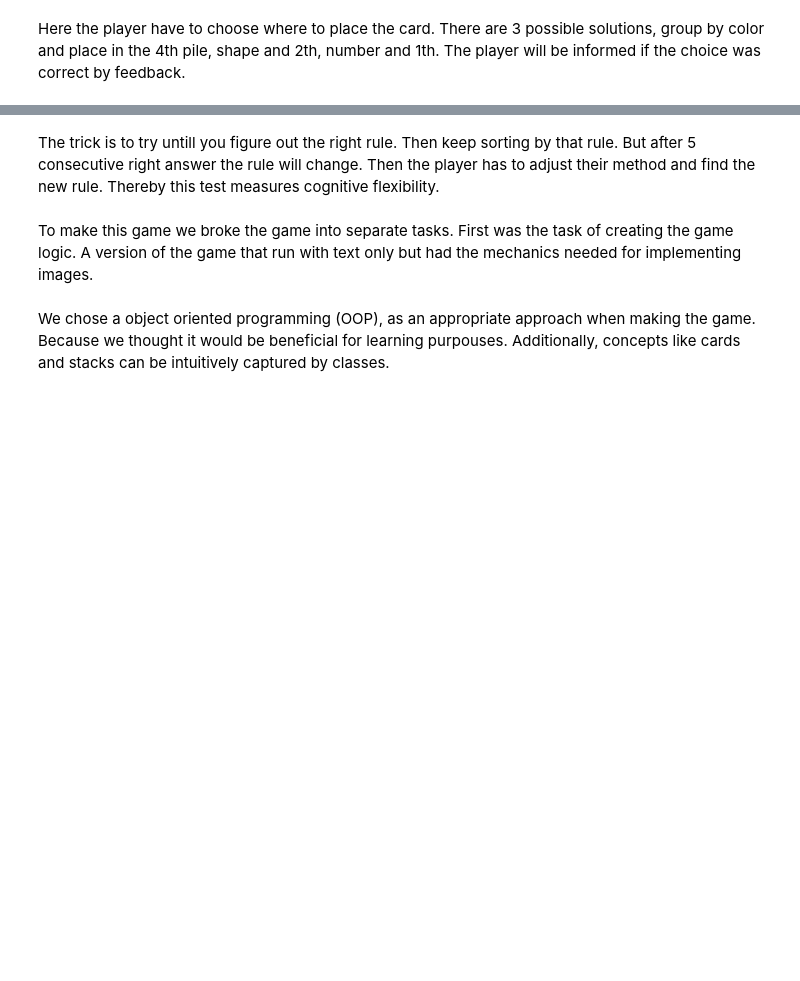
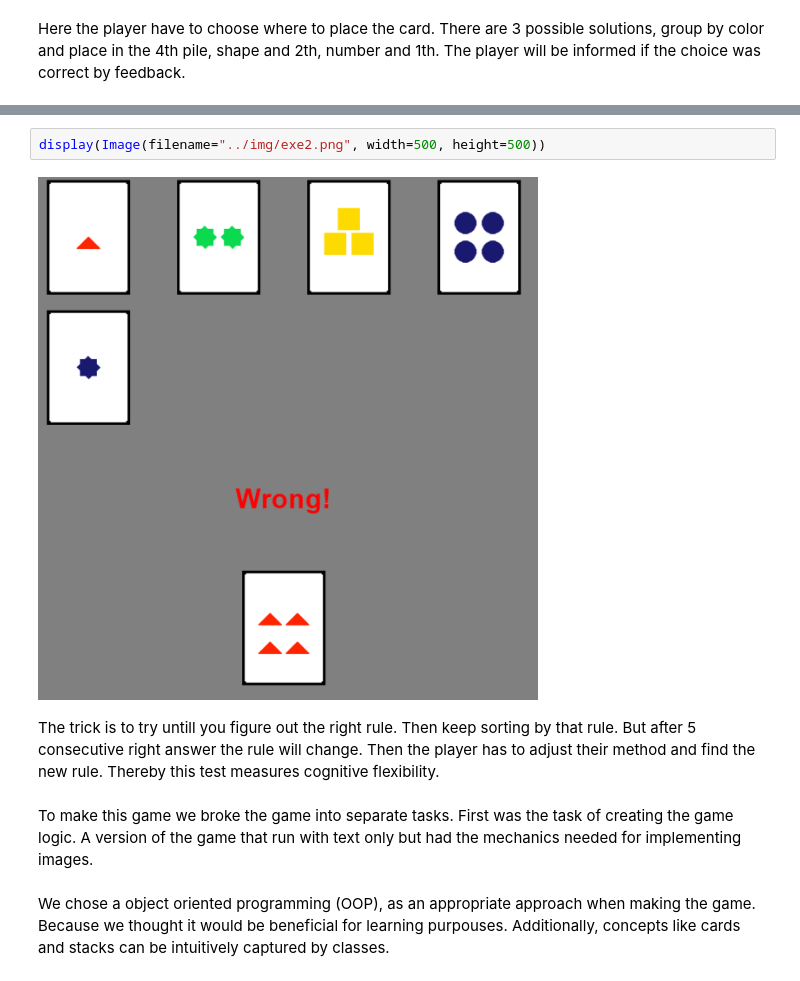
Before and after one commit to OttoKuosmanen/WCST, a Jupyter notebook: Exam/Game_logic.ipynb, the cells around one changed output, grey strips where cells are left out. Drawn from its saved outputs; the diff is of its cells as text; blank space fills up the shorter version.

```diff
--- a/Exam/Game_logic.ipynb
+++ b/Exam/Game_logic.ipynb
@@ -28,3 +30,7 @@ Here the player have to choose where to place the card. There are 3 possible sol
+# %%
+display(Image(filename="../img/exe2.png", width=500, height=500))
+# %% [output]
+[figure, added]
 # %% [markdown]
 The trick is to try untill you figure out the right rule. Then keep sorting by that rule. But after 5 consecutive right answer the rule will change. Then the player has to adjust their method and find the new rule. Thereby this test measures cognitive flexibility.
 # %% [markdown]
```
Also changed, not shown: parts of 4 cells of this notebook, 4 other files.
